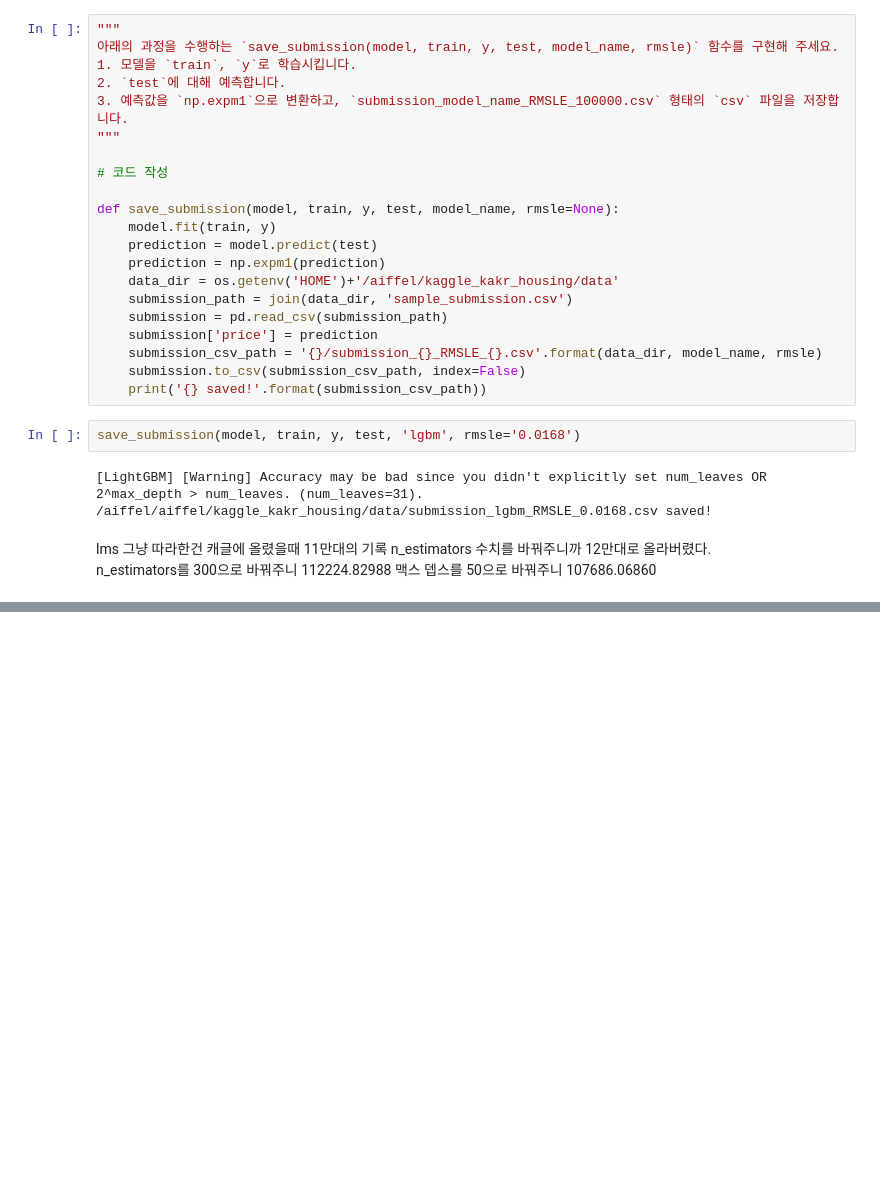
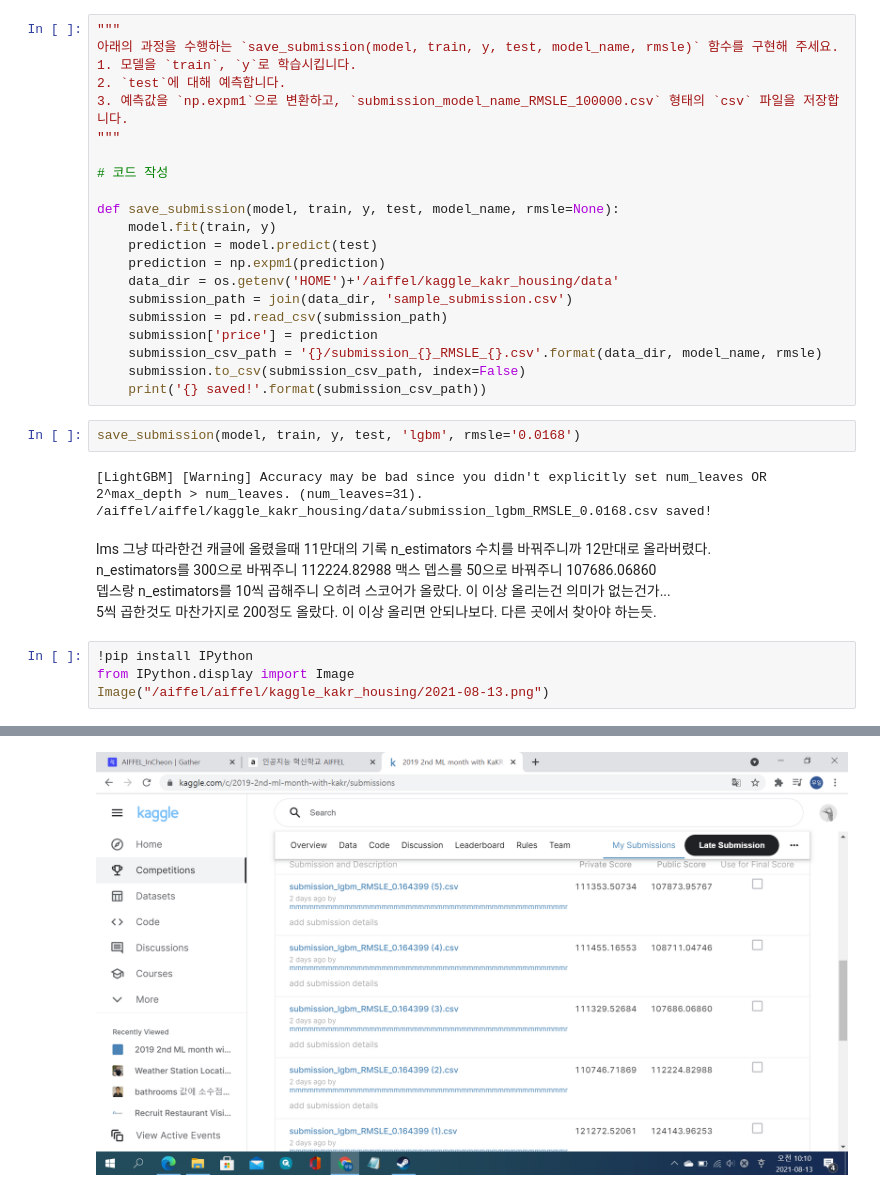
Before and after one commit to smi1230/zormfdustmq, a Jupyter notebook: 캐글연습.ipynb, the cells around one changed output, grey strips where cells are left out. Cells and saved outputs as stored; diff of their text form; blank space fills up the shorter version.

```diff
--- a/캐글연습.ipynb
+++ b/캐글연습.ipynb
@@ -1245,3 +1245,10 @@ lms 그냥 따라한건 캐글에 올렸을때 11만대의 기록
 n_estimators 수치를 바꿔주니까 12만대로 올라버렸다.
 n_estimators를 300으로 바꿔주니 112224.82988
 맥스 뎁스를 50으로 바꿔주니 107686.06860
+뎁스랑 n_estimators를 10씩 곱해주니 오히려 스코어가 올랐다. 이 이상 올리는건 의미가 없는건가...
+5씩 곱한것도 마찬가지로 200정도 올랐다. 이 이상 올리면 안되나보다. 다른 곳에서 찾아야 하는듯.
+# %%
+!pip install IPython
+from IPython.display import Image
+Image("/aiffel/aiffel/kaggle_kakr_housing/2021-08-13.png")
+# %% [output]
@@ -1247,0 +1271 @@ n_estimators를 300으로 바꿔주니 112224.82988
+[figure, added]
```
Also changed, not shown: parts of 4 cells of this notebook.
